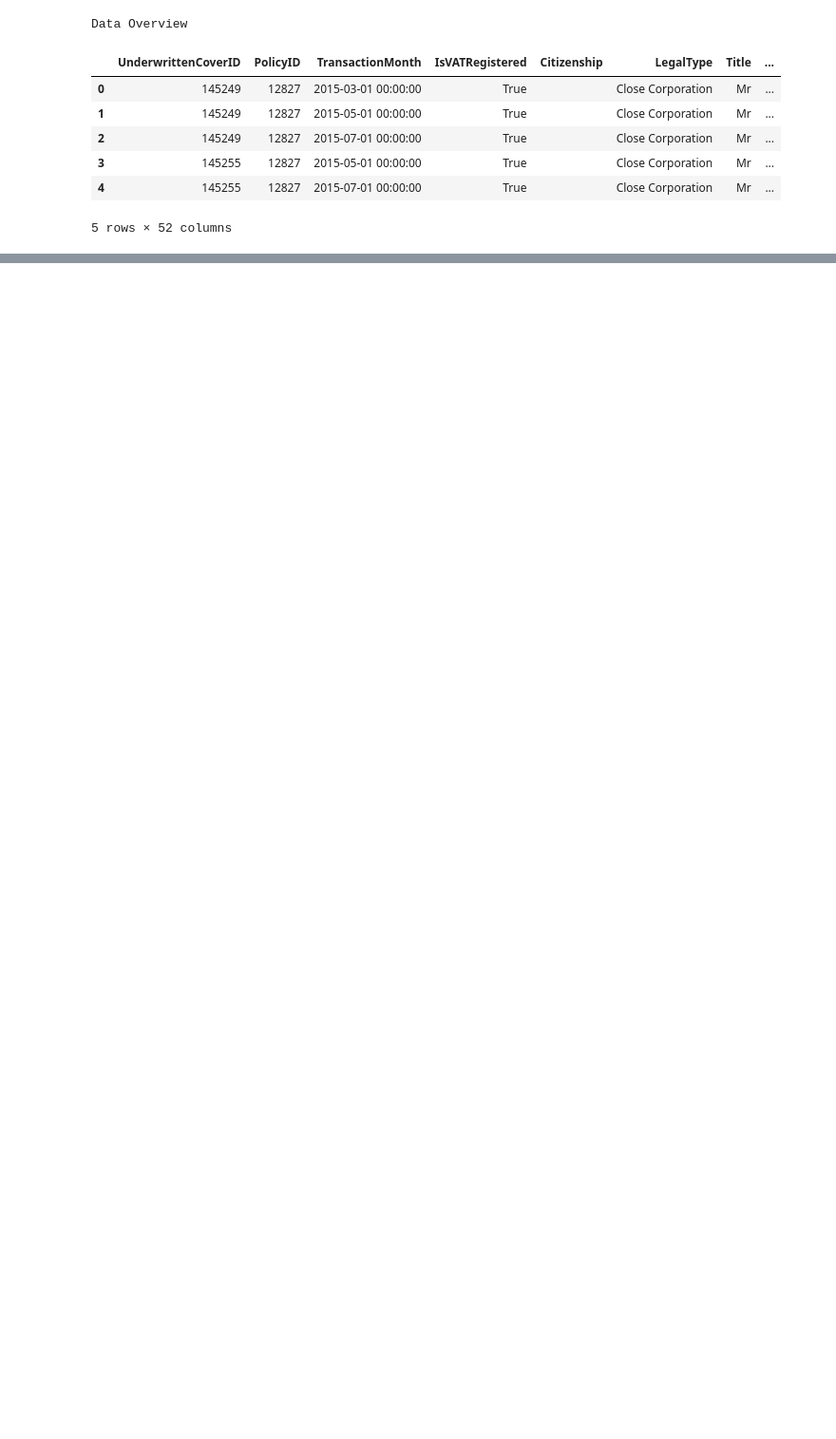
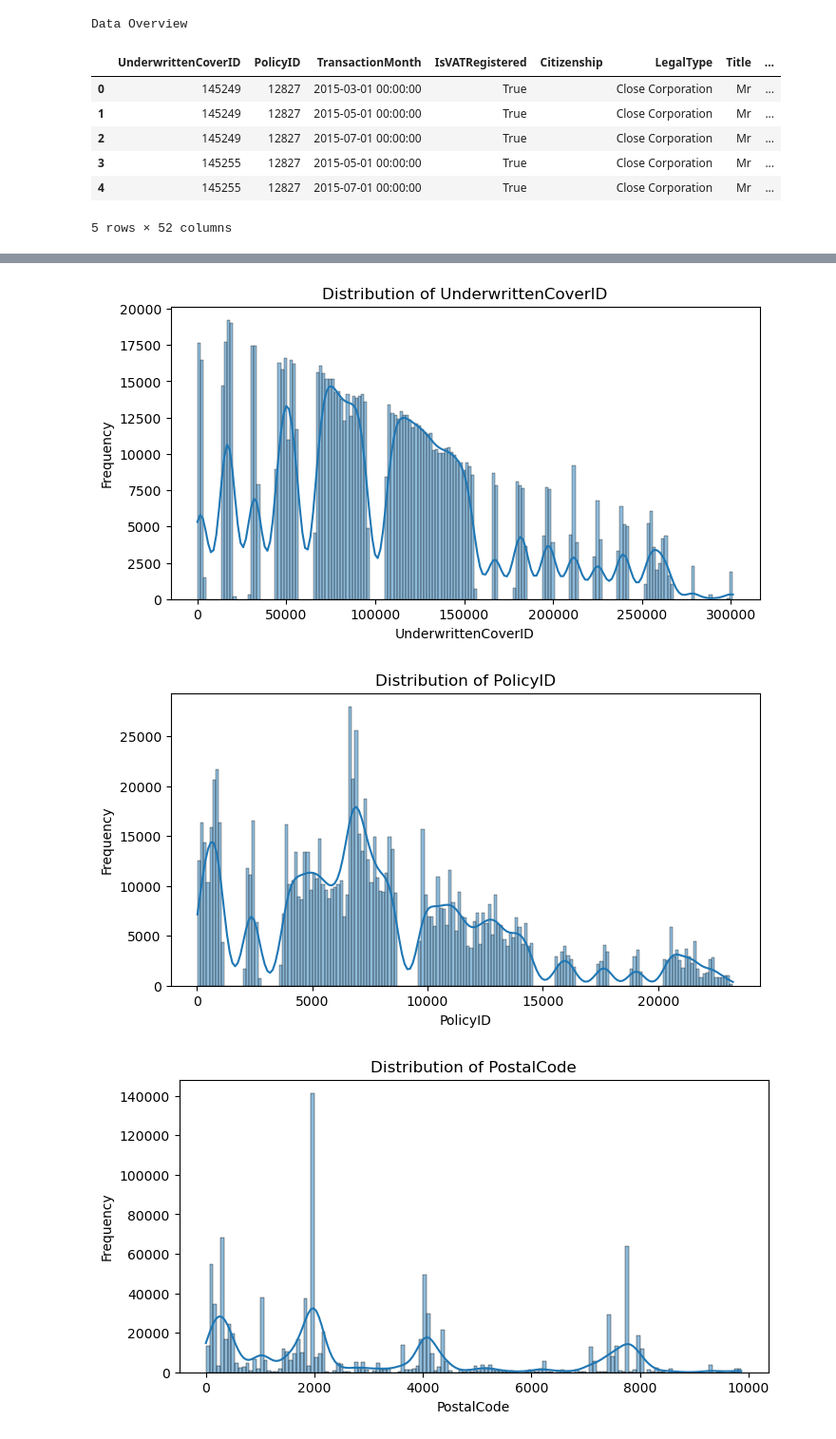
Before and after one commit to Getachew0557/KAIM2w3-AlphaCare-Insurance-Solutions, a Jupyter notebook: notebook/task1-model.ipynb, the cells around one changed output, grey strips where cells are left out. Shown at 95% size. Drawn from its saved outputs; the diff is of its cells as text; code cells hidden in the pictures; blank space fills up the shorter version.

```diff
--- a/notebook/task1-model.ipynb
+++ b/notebook/task1-model.ipynb
@@ -22,0 +205,15 @@ Data Overview
+# %%
+# Histograms for numerical columns
+#numerical_cols = df.select_dtypes(include=['float64', 'int64']).columns
+
+for col in numerical_cols:
+    plt.figure(figsize=(8, 4))
+    sns.histplot(df[col].dropna(), kde=True)
+    plt.title(f'Distribution of {col}')
+    plt.xlabel(col)
+    plt.ylabel('Frequency')
+    plt.show()
+# %% [output]
+[figure, added]
+[figure, added]
+[figure, added]
```
Also changed, not shown: parts of 24 cells of this notebook.
